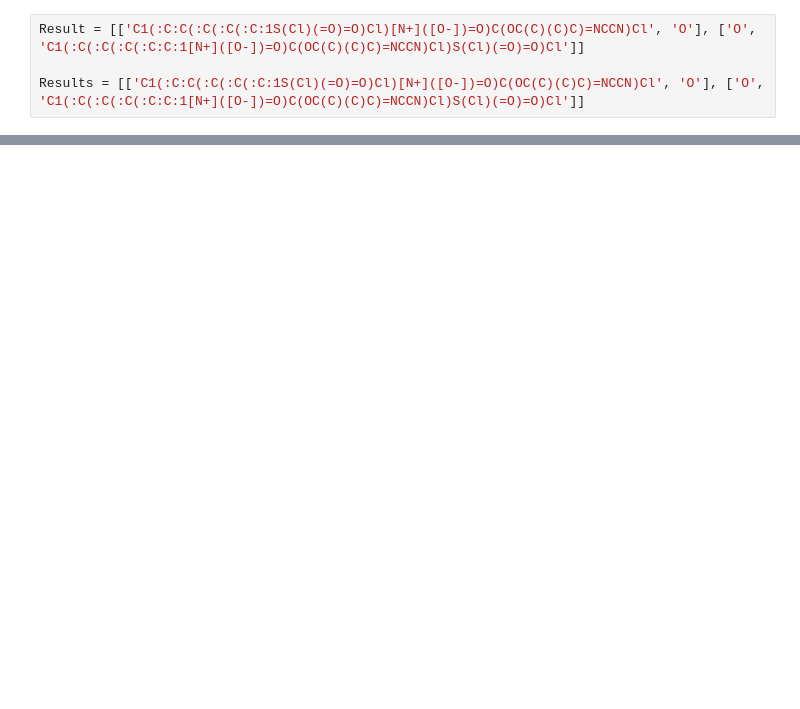
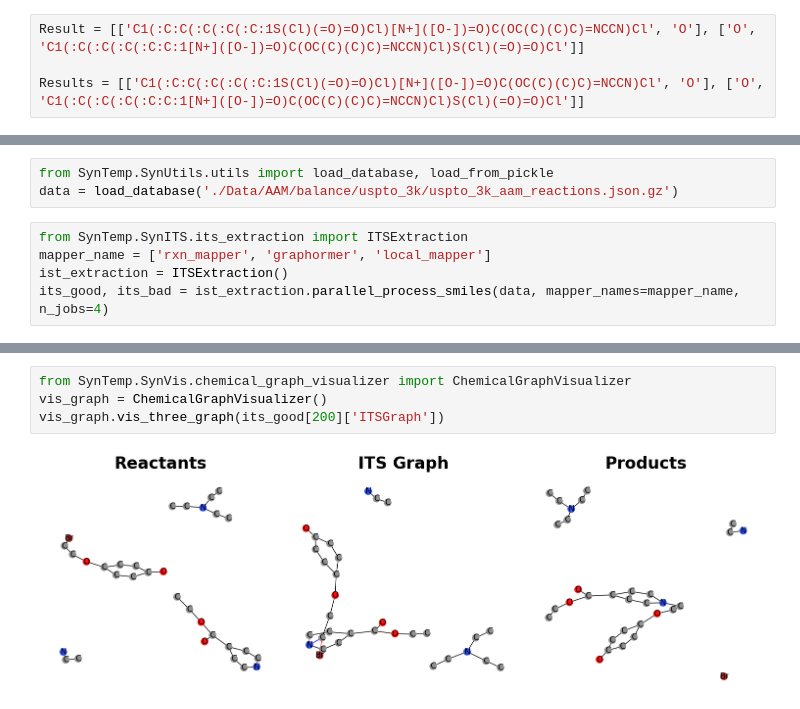
Before and after one commit to TieuLongPhan/SynTemp, a Jupyter notebook: test.ipynb, the cells around one changed output, grey strips where cells are left out. Saved outputs shown, nothing was run; the diff lists cells and outputs as text; blank space fills up the shorter version.

```diff
--- a/test.ipynb
+++ b/test.ipynb
@@ -406,0 +236,8 @@ if [[]]:
+# %%
+from SynTemp.SynUtils.utils import load_database, load_from_pickle
+data = load_database('./Data/AAM/balance/uspto_3k/uspto_3k_aam_reactions.json.gz')
+# %%
+from SynTemp.SynITS.its_extraction import ITSExtraction
+mapper_name = ['rxn_mapper', 'graphormer', 'local_mapper']
+ist_extraction = ITSExtraction()
+its_good, its_bad = ist_extraction.parallel_process_smiles(data, mapper_names=mapper_name, n_jobs=4)
@@ -406,0 +319,6 @@ if [[]]:
+# %%
+from SynTemp.SynVis.chemical_graph_visualizer import ChemicalGraphVisualizer
+vis_graph = ChemicalGraphVisualizer()
+vis_graph.vis_three_graph(its_good[200]['ITSGraph'])
+# %% [output]
+[figure, added]
```
Also changed, not shown: parts of 28 cells of this notebook, 1 other file.
